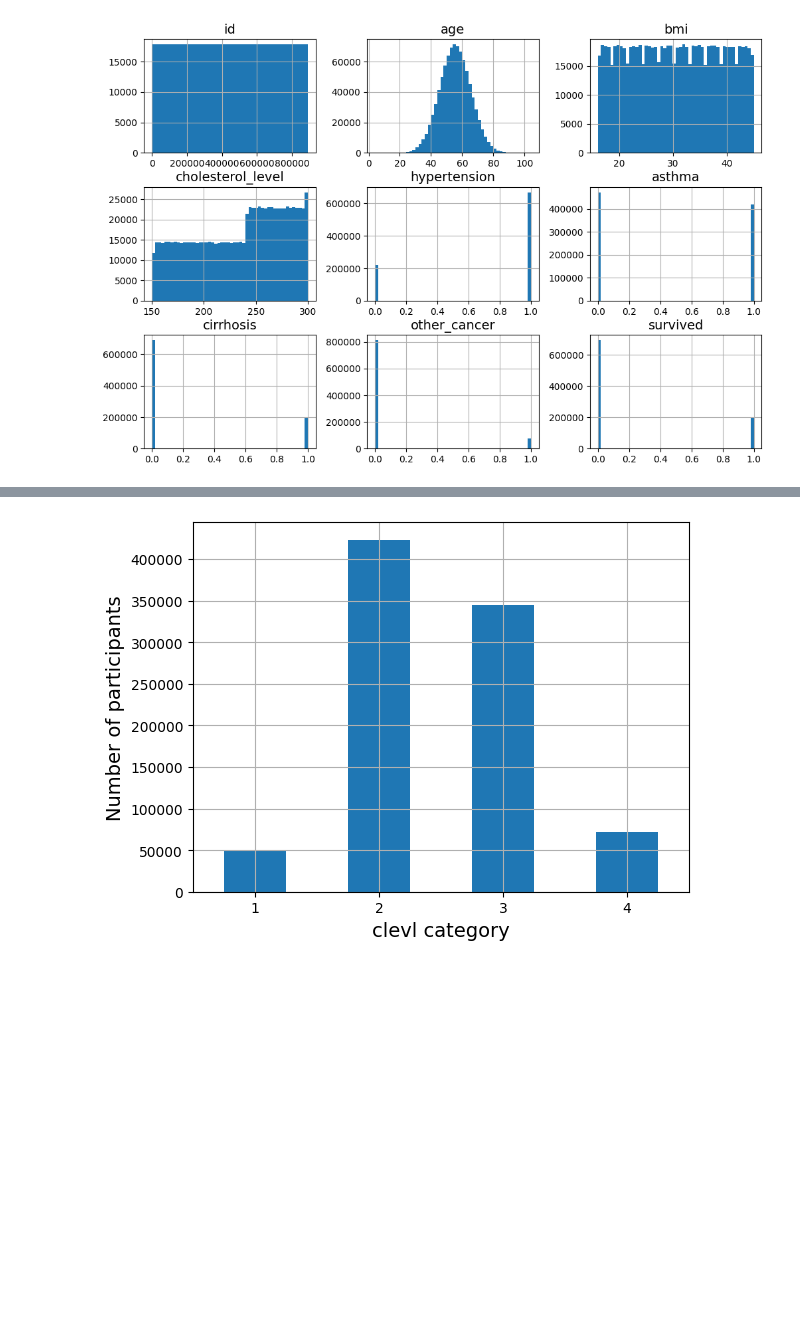
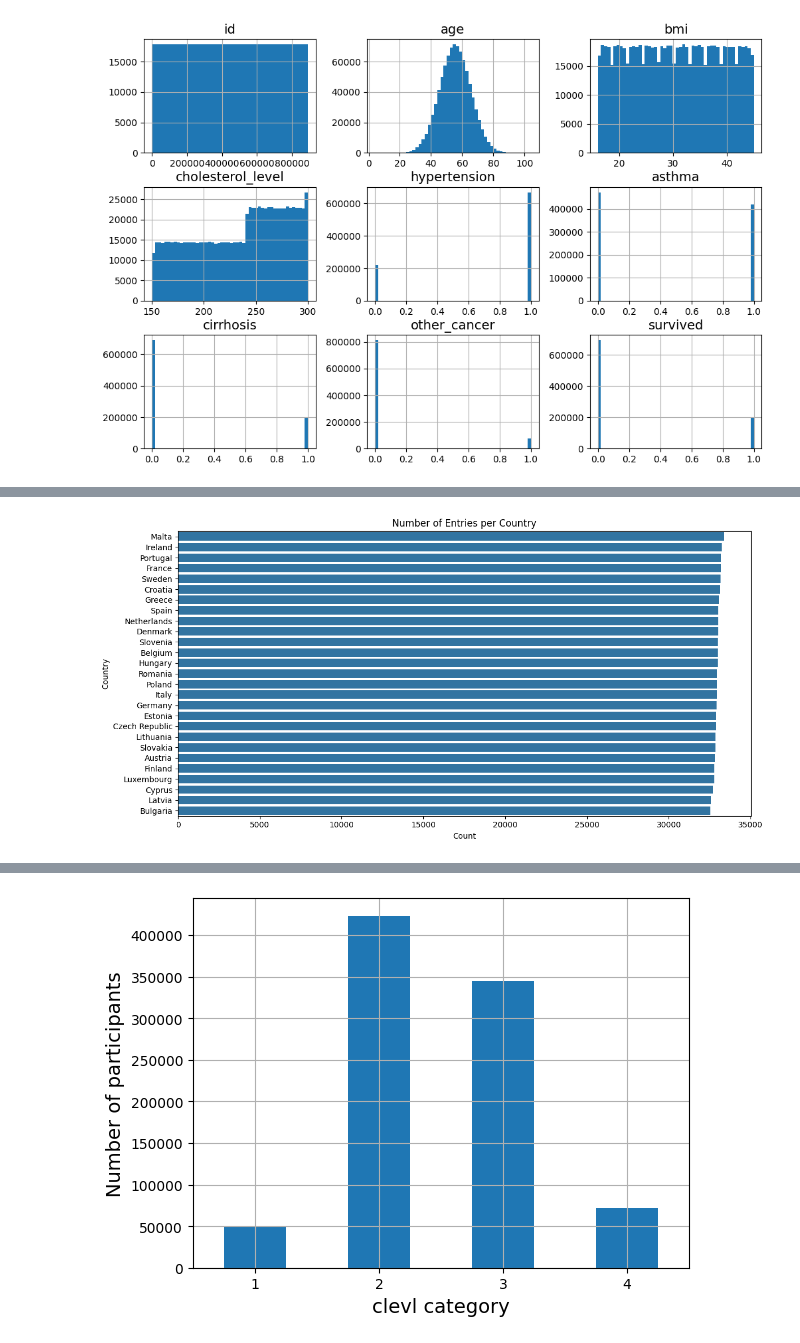
Before and after one commit to hmahaseth17/ML_LungCancer, a Jupyter notebook: Lung_Cancer_ML.ipynb, the cells around one changed output, grey strips where cells are left out. Saved outputs shown, nothing was run; the diff lists cells and outputs as text; code cells hidden in the pictures; blank space fills up the shorter version.

```diff
--- a/Lung_Cancer_ML.ipynb
+++ b/Lung_Cancer_ML.ipynb
@@ -63,0 +104,13 @@ plt.show()
+# %%
+import seaborn as sns
+import matplotlib.pyplot as plt
+
+plt.figure(figsize=(12,6))
+sns.countplot(data=LC_data, y="country", order=LC_data['country'].value_counts().index)
+plt.title("Number of Entries per Country")
+plt.xlabel("Count")
+plt.ylabel("Country")
+plt.tight_layout()
+plt.show()
+# %% [output]
+[figure, added]
```
Also changed, not shown: parts of 41 cells of this notebook.
